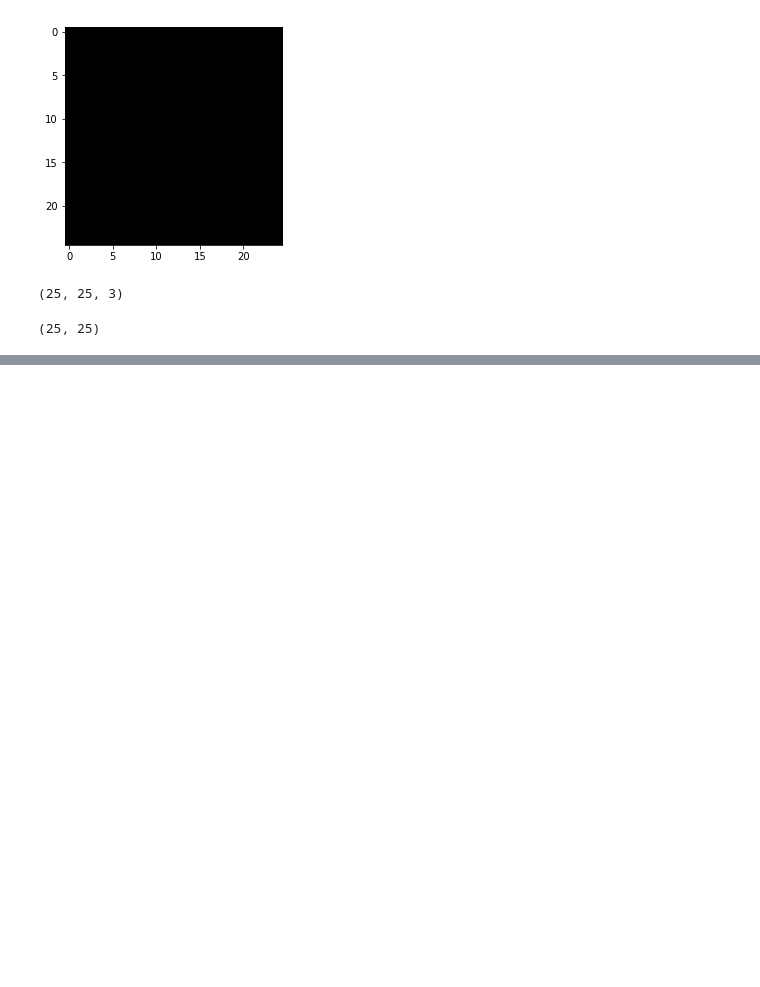
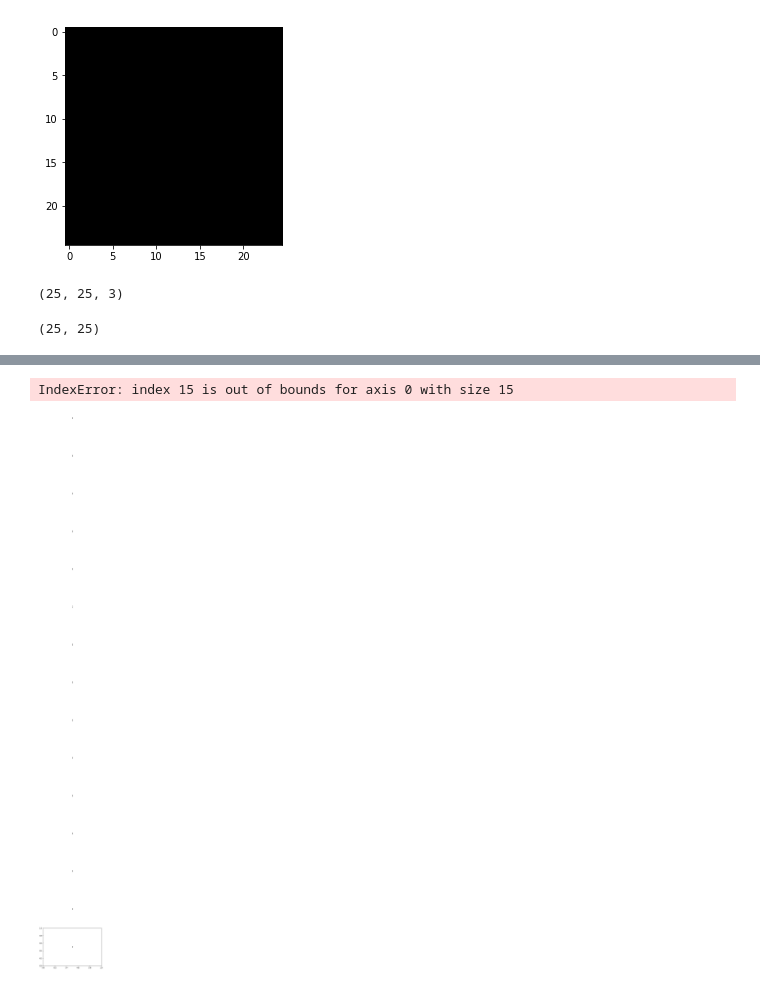
Before and after one commit to championballer/labs, a Jupyter notebook: Image Processing/Test.ipynb, the cells around one changed output, grey strips where cells are left out. Drawn from its saved outputs; the diff is of its cells as text; code cells hidden in the pictures; blank space fills up the shorter version.

```diff
--- a/Image Processing/Test.ipynb
+++ b/Image Processing/Test.ipynb
@@ -24,0 +55,23 @@ narrow.shape
+# %%
+import numpy as np
+import matplotlib.pyplot as plt
+
+fig, ax = plt.subplots()
+
+min_val, max_val = 0, 25
+
+for i in range(25):
+    for j in range(25):
+        c = intersection_matrix[i][j]
+        ax.text(i+0.5, j+0.5, str(c), va='center', ha='center')
+
+plt.matshow(intersection_matrix, cmap=plt.cm.Blues)
+
+ax.set_xlim(min_val, max_val)
+ax.set_ylim(min_val, max_val)
+ax.set_xticks(np.arange(max_val))
+ax.set_yticks(np.arange(max_val))
+ax.grid()
+# %% [output]
+IndexError: index 15 is out of bounds for axis 0 with size 15
+[figure, added]
```
Also changed, not shown: parts of 2 cells of this notebook, 3 other files.
